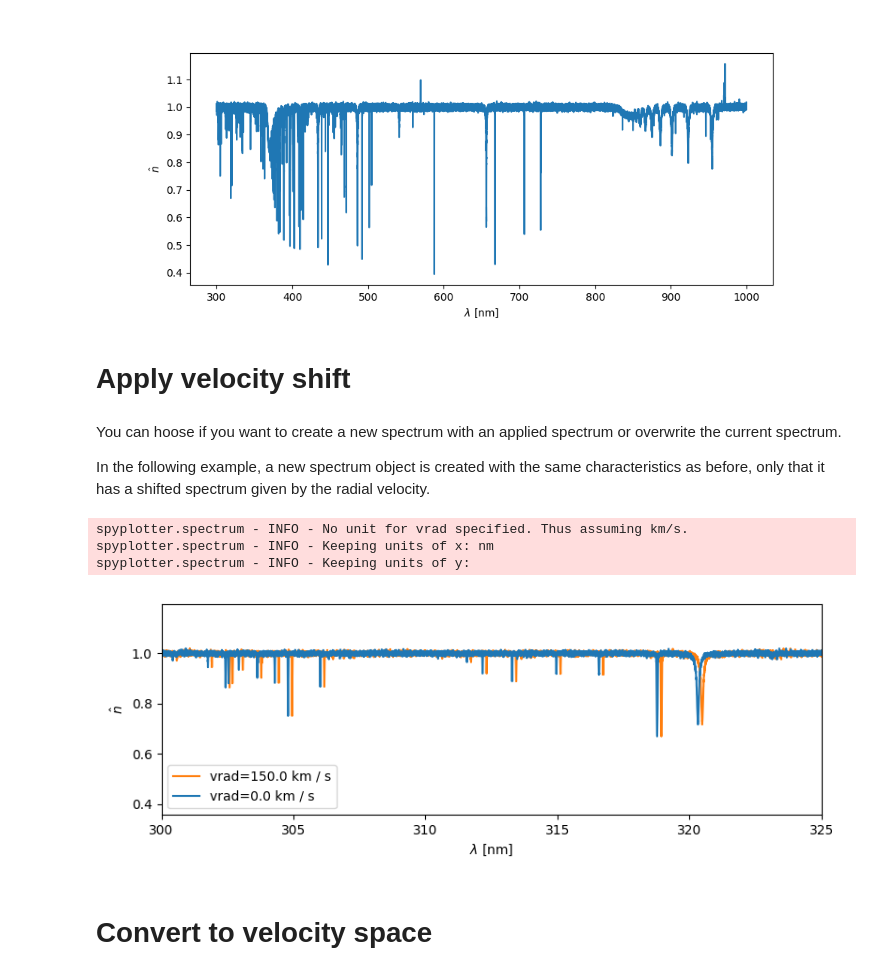
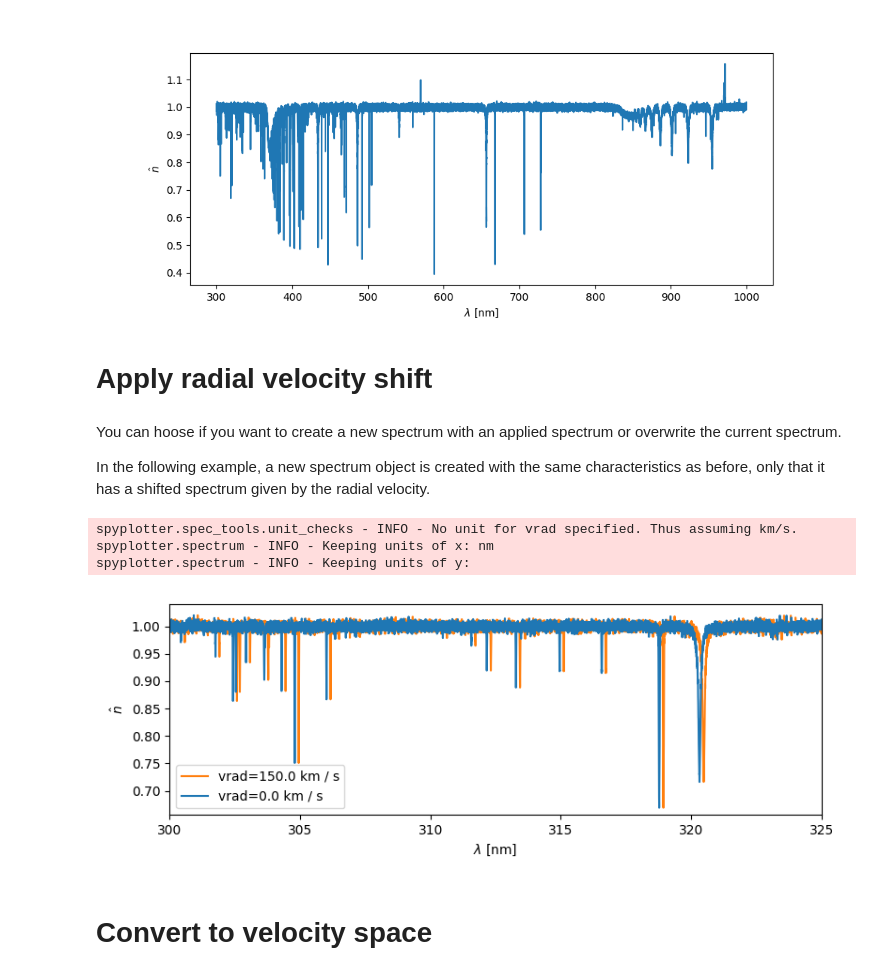
Before and after one commit to eschoesser/spyplotter, a Jupyter notebook: docs/spectrum.ipynb, the cells around one changed output. Drawn from its saved outputs; the diff is of its cells as text; code cells hidden in the pictures.

Commit message:
fix interval setting, add docs, more comments

```diff
--- a/docs/spectrum.ipynb
+++ b/docs/spectrum.ipynb
@@ -101,23 +101,22 @@ spectrum_sim.plot();
 # %% [output]
 [figure]
 # %% [markdown]
-# Apply velocity shift
+# Apply radial velocity shift
 # %% [markdown]
 You can hoose if you want to create a new spectrum with an applied spectrum or overwrite the current spectrum.
 
 In the following example, a new spectrum object is created with the same characteristics as before, only that it has a shifted spectrum given by the radial velocity.
 # %%
-spectrum_shifted=spectrum_sim.apply_shift_vrad(150.,overwrite=False)
-fig = spectrum_shifted.plot(x_unit=u.nm,interval=[300,325],fig_height=3,fig_width=8,color='C01',label=f'vrad={spectrum_shifted.vrad}');
-ax = fig.get_axes()
-spectrum_sim.plot(ax=ax[0],x_unit=u.nm,interval=[300,325],color='C00',label=f'vrad={spectrum_sim.vrad}');
-ax[0].legend()
+spectrum_shifted=spectrum_sim.apply_shift_vrad(150.,new_spectrum=True)
+ax = spectrum_shifted.plot(x_unit=u.nm,interval=[300,325],fig_height=3,fig_width=8,color='C01',label=f'vrad={spectrum_shifted.vrad}');
+spectrum_sim.plot(ax=ax,x_unit=u.nm,interval=[300,325],color='C00',label=f'vrad={spectrum_sim.vrad}');
+ax.legend()
 plt.tight_layout()
 # %% [output]
-spyplotter.spectrum - INFO - No unit for vrad specified. Thus assuming km/s.
+spyplotter.spec_tools.unit_checks - INFO - No unit for vrad specified. Thus assuming km/s.
 spyplotter.spectrum - INFO - Keeping units of x: nm
 spyplotter.spectrum - INFO - Keeping units of y:
-[figure, old version]
+[figure, new version]
 # %% [markdown]
 # Convert to velocity space
 # %%
```
Also changed, not shown: parts of 7 cells of this notebook, 4 other files.
